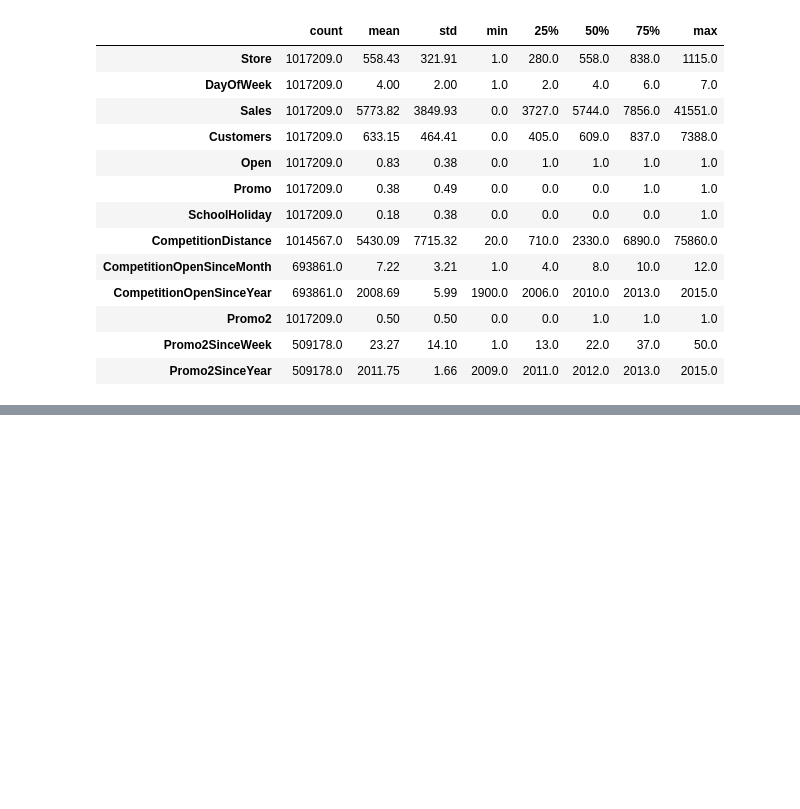
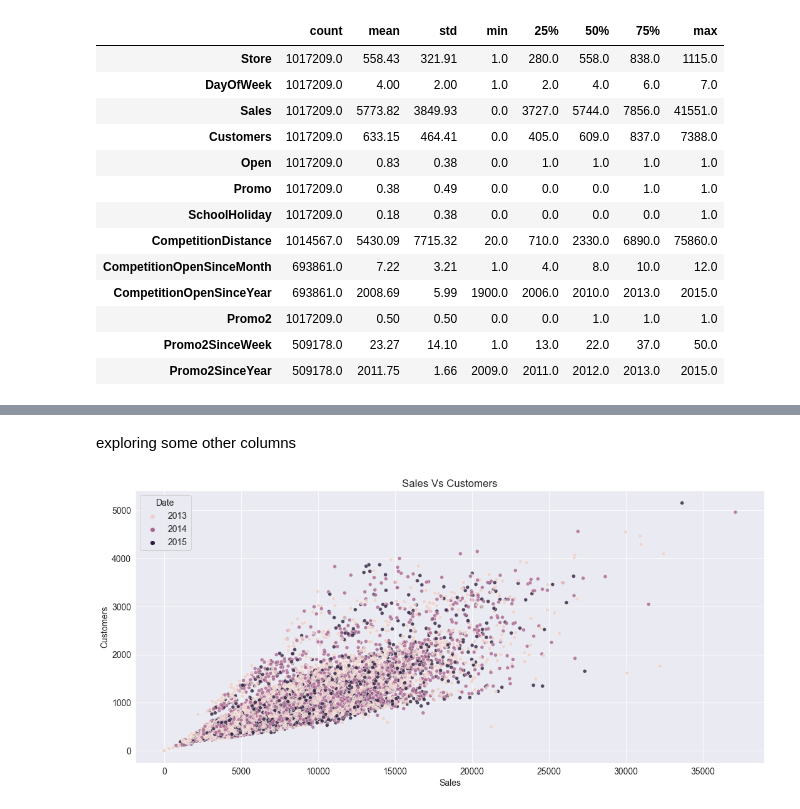
Before and after one commit to Harsh21S/rossmann-store-sales, a Jupyter notebook: notebook/Untitled.ipynb, the cells around one changed output, grey strips where cells are left out. Saved outputs shown, nothing was run; the diff lists cells and outputs as text; code cells hidden in the pictures; blank space fills up the shorter version.

```diff
--- a/notebook/Untitled.ipynb
+++ b/notebook/Untitled.ipynb
@@ -142,0 +190,10 @@ round(merged_df.describe().T,2)
+# %% [markdown]
+exploring some other columns
+# %%
+plt.figure(figsize=(18,8))
+temp_df = merged_df.sample(40000)
+sns.scatterplot(x=temp_df.Sales, y=temp_df.Customers, hue=temp_df.Date.dt.year, alpha=0.8)
+plt.title('Sales Vs Customers')
+plt.show()
+# %% [output]
+[figure, added]
```
Also changed, not shown: parts of 54 cells of this notebook.
